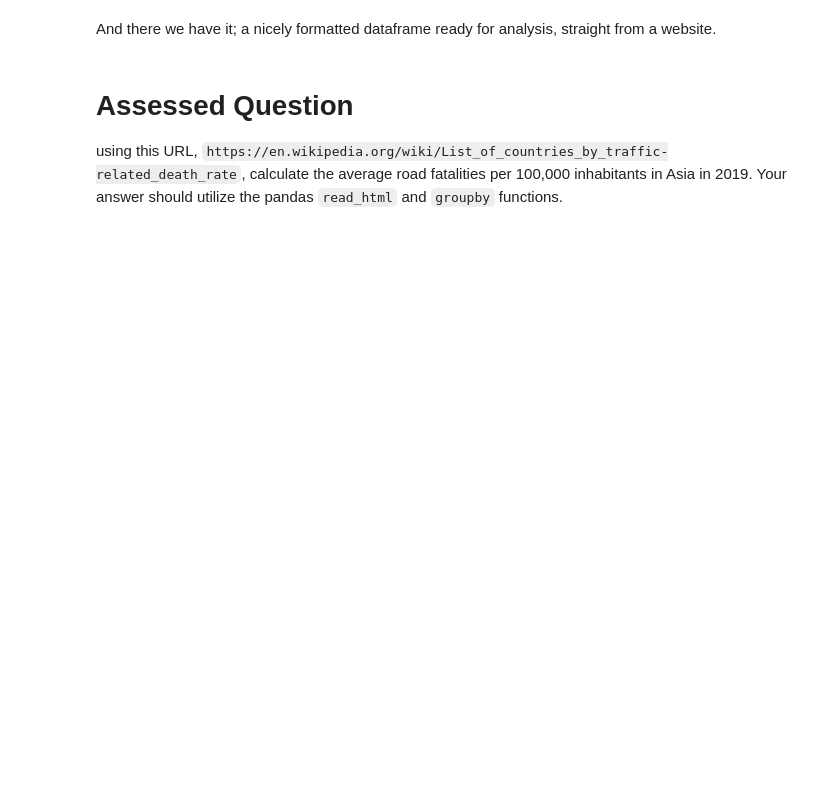
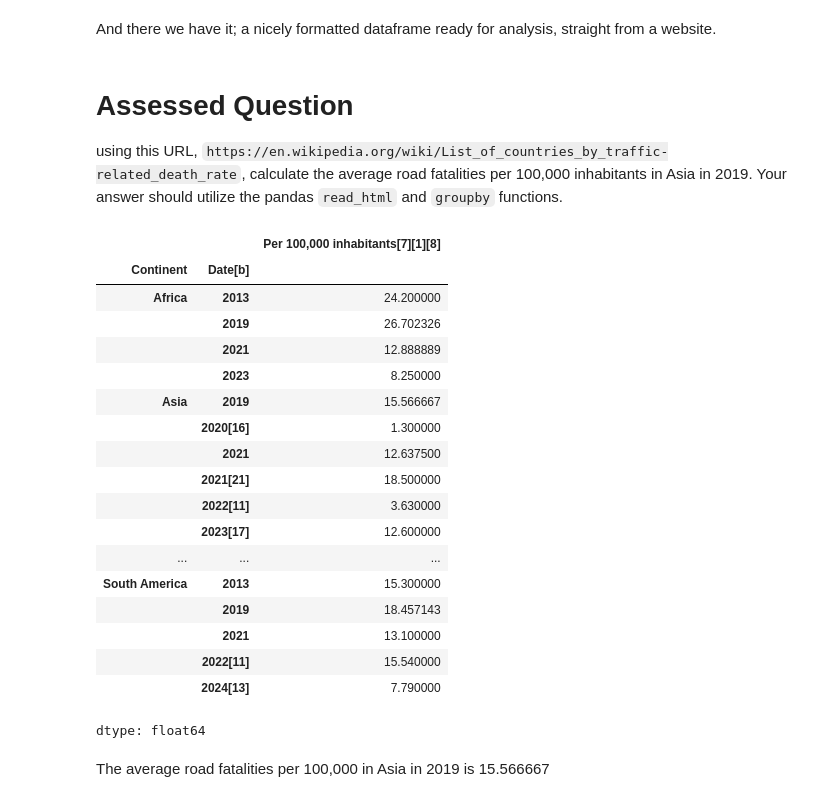
Before and after one commit to isabellajamieson/QM2, a Jupyter notebook: W2_Working_with_Data_in_Pandas.ipynb, the cells around one changed output. Saved outputs shown, nothing was run; the diff lists cells and outputs as text; code cells hidden in the pictures; blank space fills up the shorter version.

```diff
--- a/W2_Working_with_Data_in_Pandas.ipynb
+++ b/W2_Working_with_Data_in_Pandas.ipynb
@@ -395,3 +361,30 @@ And there we have it; a nicely formatted dataframe ready for analysis, straight
 # Assessed Question
 
 using this URL, `https://en.wikipedia.org/wiki/List_of_countries_by_traffic-related_death_rate`, calculate the average road fatalities per 100,000 inhabitants in Asia in 2019. Your answer should utilize the pandas `read_html` and `groupby` functions.
+# %%
+link = "https://en.wikipedia.org/wiki/List_of_countries_by_traffic-related_death_rate"
+dt = pandas.read_html(link, storage_options={'User-Agent':'Mozilla/5.0'})
+dt[0]['Date[b]']=dt[0]['Date[b]'].replace ('2019[c]', '2019', regex=False)
+dt[0].groupby(['Continent', 'Date[b]'])['Per 100,000 inhabitants[7][1][8]'].mean()
+# %% [output]
+|  |  | Per 100,000 inhabitants[7][1][8] |
+| Continent | Date[b] |  |
+| Africa | 2013 | 24.200000 |
+|  | 2019 | 26.702326 |
+|  | 2021 | 12.888889 |
+|  | 2023 | 8.250000 |
+| Asia | 2019 | 15.566667 |
+|  | 2020[16] | 1.300000 |
+|  | 2021 | 12.637500 |
+|  | 2021[21] | 18.500000 |
+|  | 2022[11] | 3.630000 |
+|  | 2023[17] | 12.600000 |
+| ... | ... | ... |
+| South America | 2013 | 15.300000 |
+|  | 2019 | 18.457143 |
+|  | 2021 | 13.100000 |
+|  | 2022[11] | 15.540000 |
+|  | 2024[13] | 7.790000 |
+dtype: float64
+# %% [markdown]
+The average road fatalities per 100,000 in Asia in 2019 is 15.566667
```
Also changed, not shown: parts of 14 cells of this notebook.
